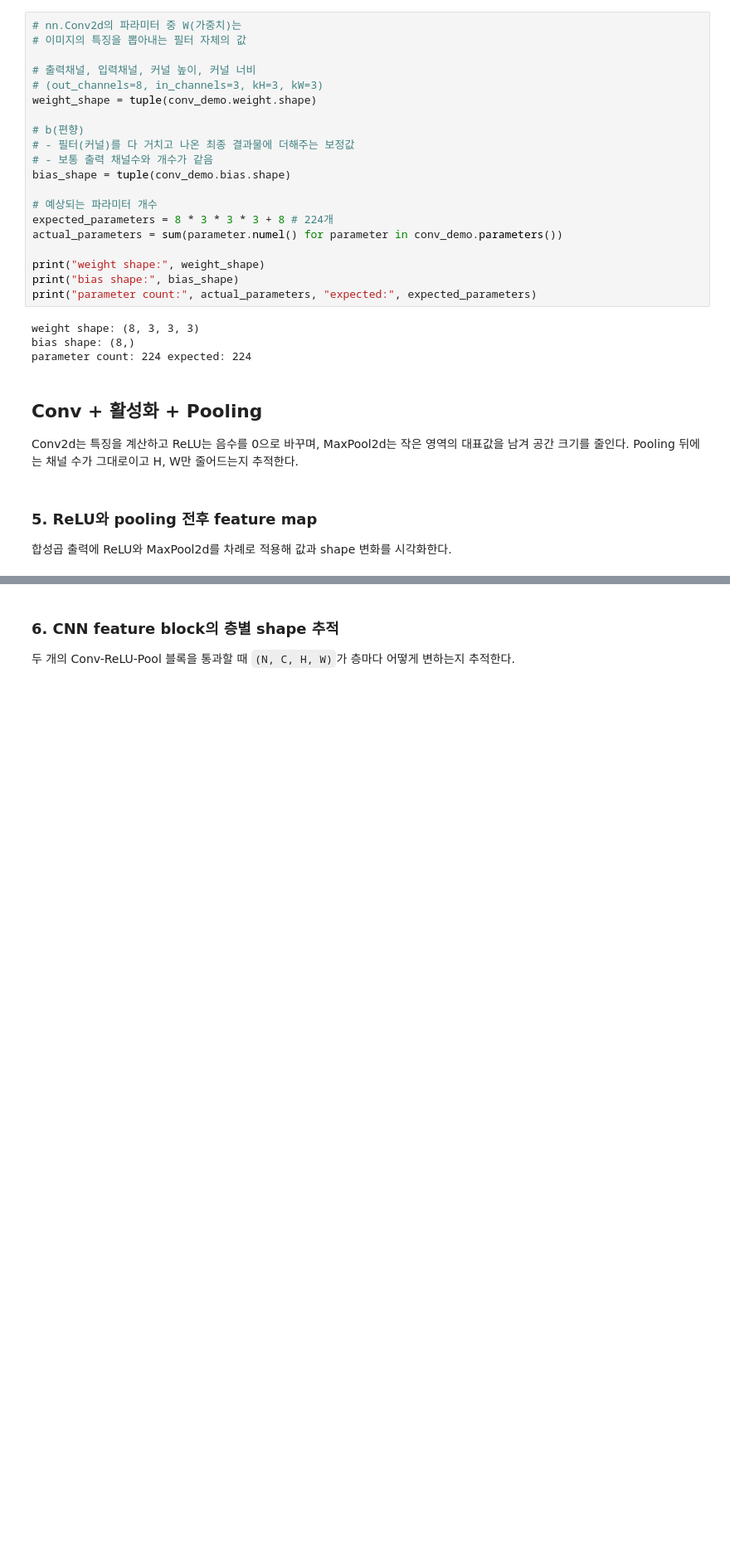
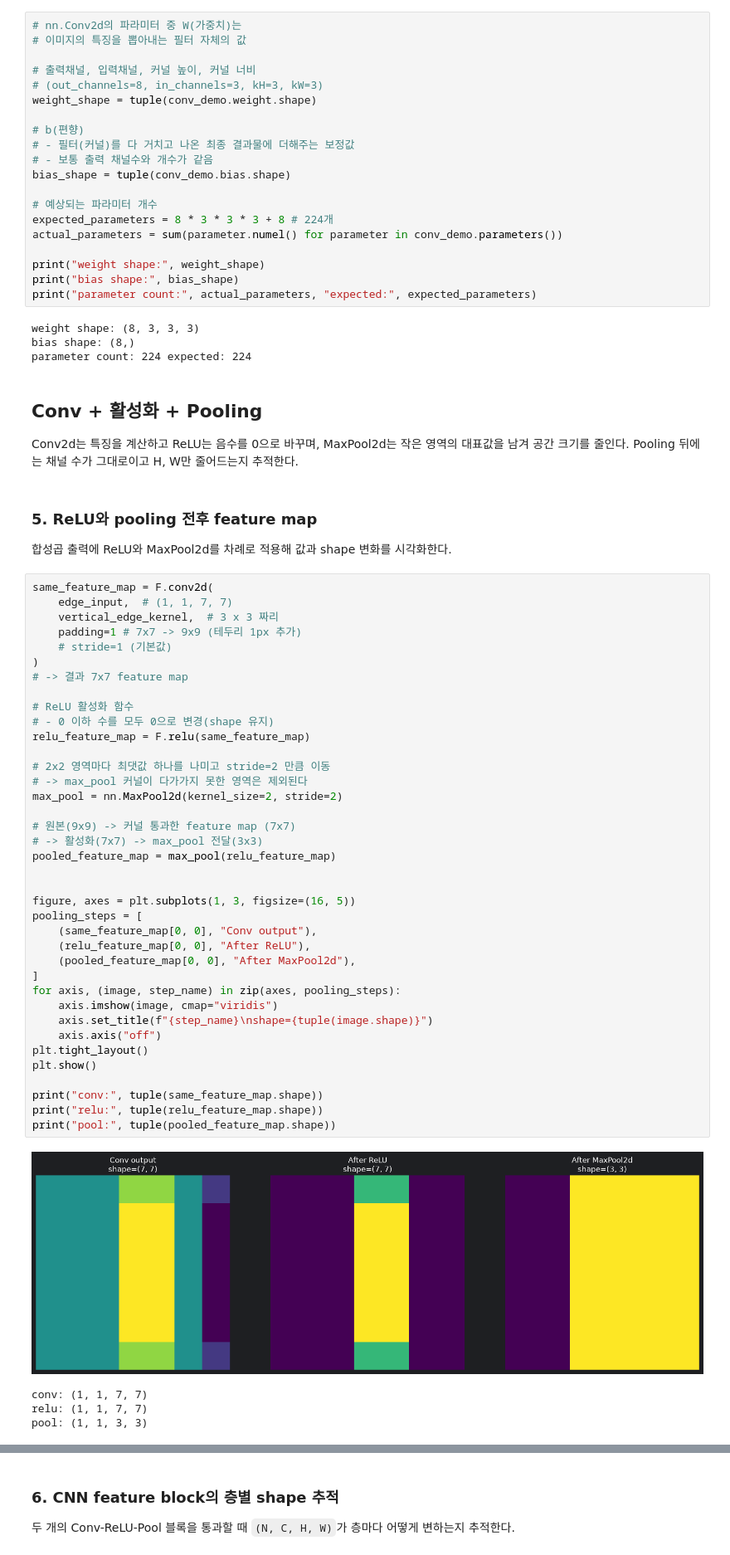
Before and after one commit to 20260528-skn-golddragon-33th/07_deep_learning, a Jupyter notebook: 02_cnn/01_conv.ipynb, the cells around one changed output, grey strips where cells are left out. Shown at 83% size. Saved outputs shown, nothing was run; the diff lists cells and outputs as text; blank space fills up the shorter version.

```diff
--- a/02_cnn/01_conv.ipynb
+++ b/02_cnn/01_conv.ipynb
@@ -253,3 +253,46 @@ Conv2d는 특징을 계산하고 ReLU는 음수를 0으로 바꾸며, MaxPool2d
 ### 5. ReLU와 pooling 전후 feature map
 
 합성곱 출력에 ReLU와 MaxPool2d를 차례로 적용해 값과 shape 변화를 시각화한다.
+# %%
+same_feature_map = F.conv2d(
+    edge_input,  # (1, 1, 7, 7)
+    vertical_edge_kernel,  # 3 x 3 짜리
+    padding=1 # 7x7 -> 9x9 (테두리 1px 추가)
+    # stride=1 (기본값)
+)
+# -> 결과 7x7 feature map
+
+# ReLU 활성화 함수
+# - 0 이하 수를 모두 0으로 변경(shape 유지)
+relu_feature_map = F.relu(same_feature_map)
+
+# 2x2 영역마다 최댓값 하나를 나미고 stride=2 만큼 이동
+# -> max_pool 커널이 다가가지 못한 영역은 제외된다
+max_pool = nn.MaxPool2d(kernel_size=2, stride=2)
+
+# 원본(9x9) -> 커널 통과한 feature map (7x7)
+# -> 활성화(7x7) -> max_pool 전달(3x3)
+pooled_feature_map = max_pool(relu_feature_map)
+
+
+figure, axes = plt.subplots(1, 3, figsize=(16, 5))
+pooling_steps = [
+    (same_feature_map[0, 0], "Conv output"),
+    (relu_feature_map[0, 0], "After ReLU"),
+    (pooled_feature_map[0, 0], "After MaxPool2d"),
+]
+for axis, (image, step_name) in zip(axes, pooling_steps):
+    axis.imshow(image, cmap="viridis")
+    axis.set_title(f"{step_name}\nshape={tuple(image.shape)}")
+    axis.axis("off")
+plt.tight_layout()
+plt.show()
+
+print("conv:", tuple(same_feature_map.shape))
+print("relu:", tuple(relu_feature_map.shape))
+print("pool:", tuple(pooled_feature_map.shape))
+# %% [output]
+[figure, added]
+conv: (1, 1, 7, 7)
+relu: (1, 1, 7, 7)
+pool: (1, 1, 3, 3)
```
Also changed, not shown: parts of 7 cells of this notebook, 11 other files.
